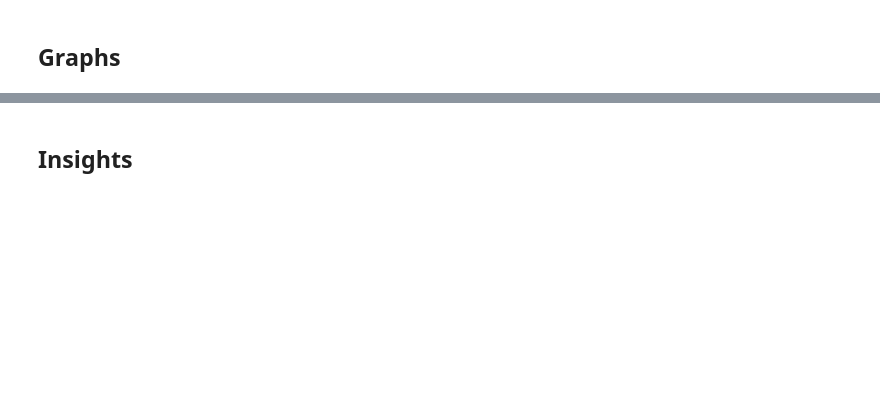
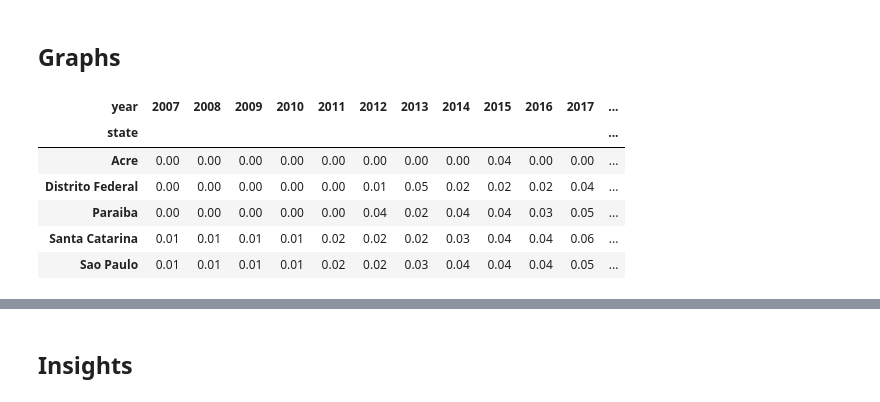
Before and after one commit to Manuelfjr/intoxicacao-exog, a Jupyter notebook: notebooks/analise_inicial_intoxicacao_idosos.ipynb, the cells around one changed output, grey strips where cells are left out. Drawn from its saved outputs; the diff is of its cells as text; code cells hidden in the pictures; blank space fills up the shorter version.

```diff
--- a/notebooks/analise_inicial_intoxicacao_idosos.ipynb
+++ b/notebooks/analise_inicial_intoxicacao_idosos.ipynb
@@ -115,5 +214,15 @@ display(top_group_by_state)
 # %% [markdown]
 ## Graphs
+# %%
+(heatmap_data.T / heatmap_data.sum(axis=1)).T
+# %% [output]
+| year | 2007 | 2008 | 2009 | 2010 | 2011 | 2012 | 2013 | 2014 | 2015 | 2016 | 2017 | ... |
+| state |  |  |  |  |  |  |  |  |  |  |  | ... |
+| Acre | 0.00 | 0.00 | 0.00 | 0.00 | 0.00 | 0.00 | 0.00 | 0.00 | 0.04 | 0.00 | 0.00 | ... |
+| Distrito Federal | 0.00 | 0.00 | 0.00 | 0.00 | 0.00 | 0.01 | 0.05 | 0.02 | 0.02 | 0.02 | 0.04 | ... |
+| Paraiba | 0.00 | 0.00 | 0.00 | 0.00 | 0.00 | 0.04 | 0.02 | 0.04 | 0.04 | 0.03 | 0.05 | ... |
+| Santa Catarina | 0.01 | 0.01 | 0.01 | 0.01 | 0.02 | 0.02 | 0.02 | 0.03 | 0.04 | 0.04 | 0.06 | ... |
+| Sao Paulo | 0.01 | 0.01 | 0.01 | 0.01 | 0.02 | 0.02 | 0.03 | 0.04 | 0.04 | 0.04 | 0.05 | ... |
 # %%
 fig, axes = plt.subplots(1, 2, figsize=(18, 6))
 
```
Also changed, not shown: parts of 7 cells of this notebook, 10 other files.
